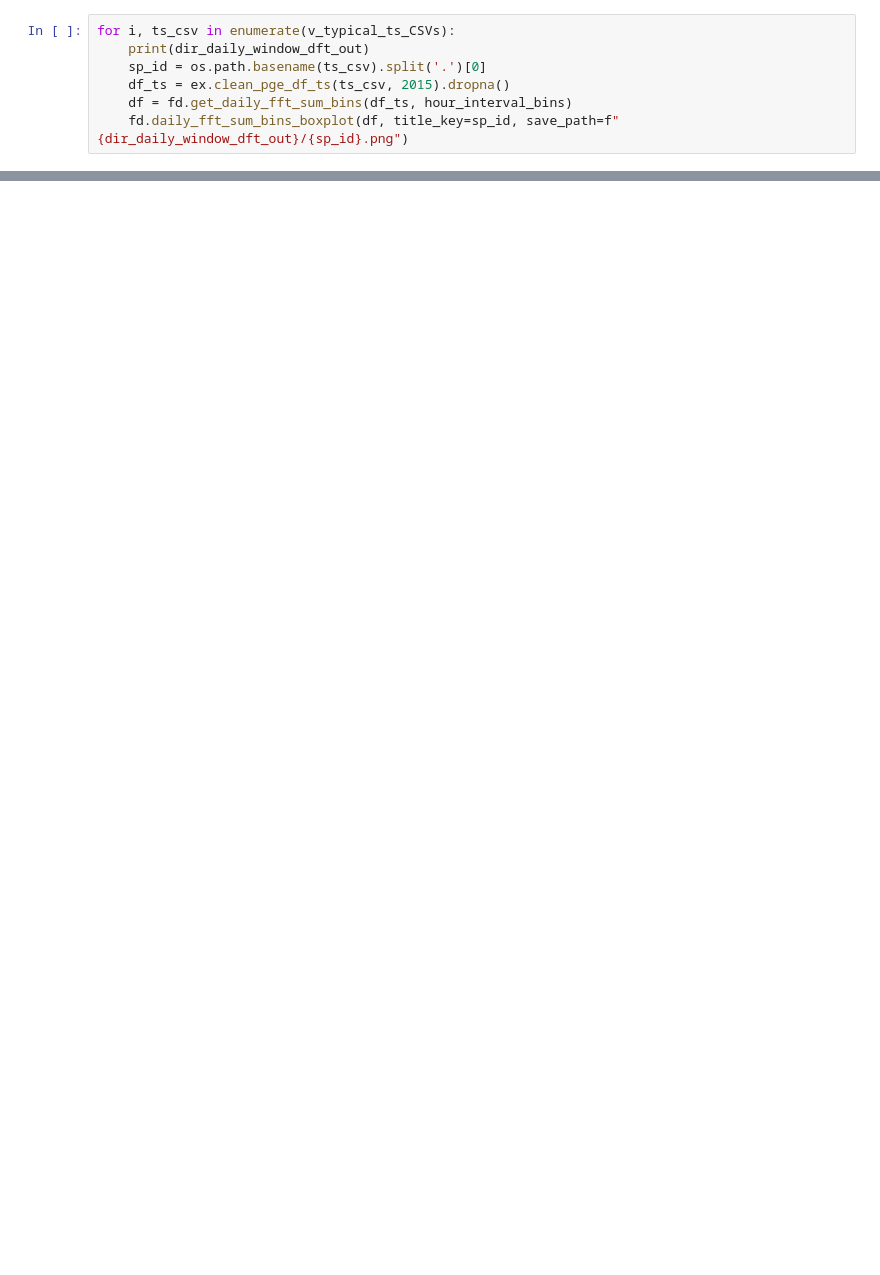
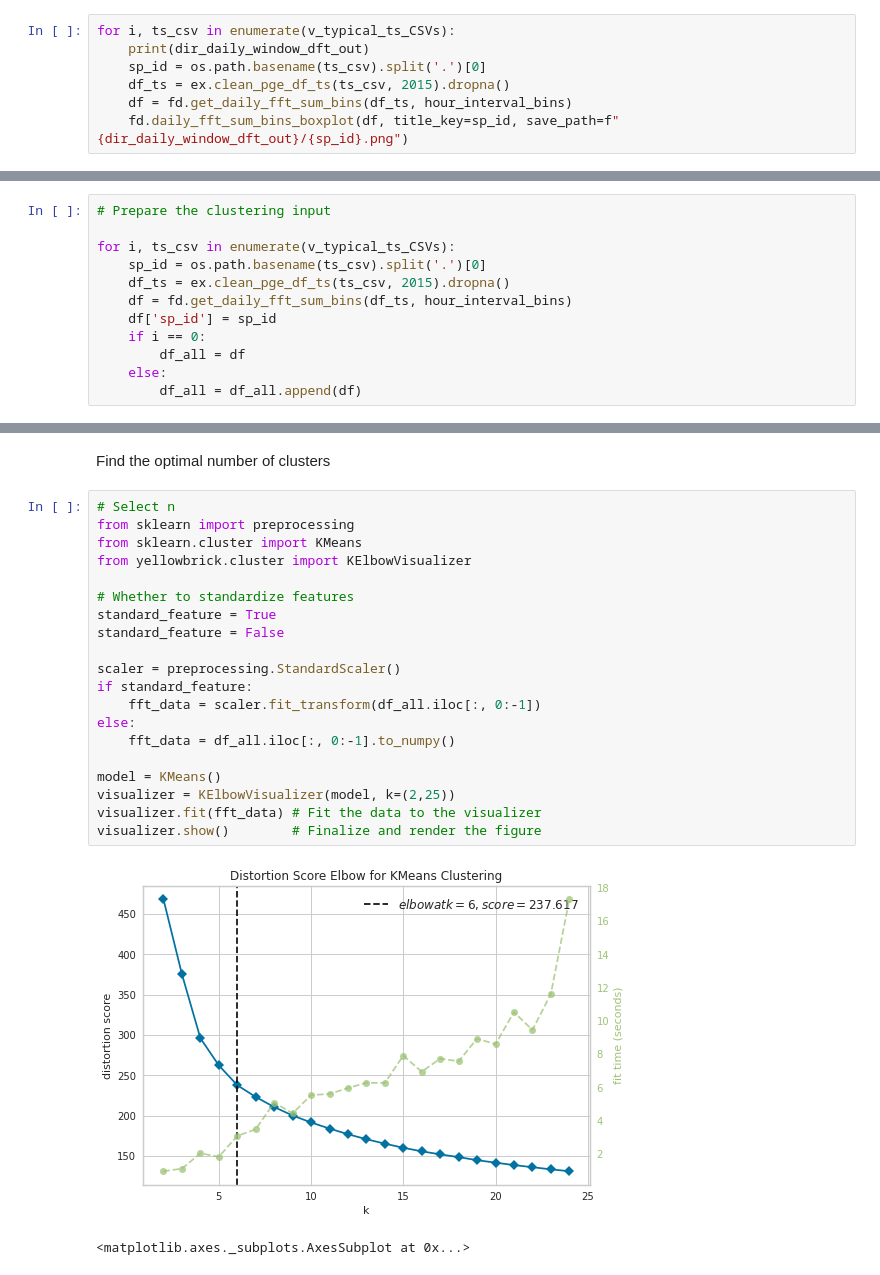
Before and after one commit to WalterZWang/EULP, a Jupyter notebook: frequency_domain/workflow_frequency_domain.ipynb, the cells around one changed output, grey strips where cells are left out. Drawn from its saved outputs; the diff is of its cells as text; blank space fills up the shorter version.

```diff
--- a/frequency_domain/workflow_frequency_domain.ipynb
+++ b/frequency_domain/workflow_frequency_domain.ipynb
@@ -177,0 +181,12 @@ for i, ts_csv in enumerate(v_typical_ts_CSVs):
+# %%
+# Prepare the clustering input
+
+for i, ts_csv in enumerate(v_typical_ts_CSVs):
+    sp_id = os.path.basename(ts_csv).split('.')[0]
+    df_ts = ex.clean_pge_df_ts(ts_csv, 2015).dropna()
+    df = fd.get_daily_fft_sum_bins(df_ts, hour_interval_bins)
+    df['sp_id'] = sp_id
+    if i == 0:
+        df_all = df
+    else:
+        df_all = df_all.append(df)
@@ -177,0 +209,25 @@ for i, ts_csv in enumerate(v_typical_ts_CSVs):
+# %% [markdown]
+Find the optimal number of clusters
+# %%
+# Select n
+from sklearn import preprocessing
+from sklearn.cluster import KMeans
+from yellowbrick.cluster import KElbowVisualizer
+
+# Whether to standardize features
+standard_feature = True
+standard_feature = False
+
+scaler = preprocessing.StandardScaler()
+if standard_feature:
+    fft_data = scaler.fit_transform(df_all.iloc[:, 0:-1])
+else:
+    fft_data = df_all.iloc[:, 0:-1].to_numpy()
+
+model = KMeans()
+visualizer = KElbowVisualizer(model, k=(2,25))
+visualizer.fit(fft_data) # Fit the data to the visualizer
+visualizer.show()        # Finalize and render the figure
+# %% [output]
+[figure, added]
+<matplotlib.axes._subplots.AxesSubplot at 0x...>
```
Also changed, not shown: parts of 17 cells of this notebook, 7 other files.
